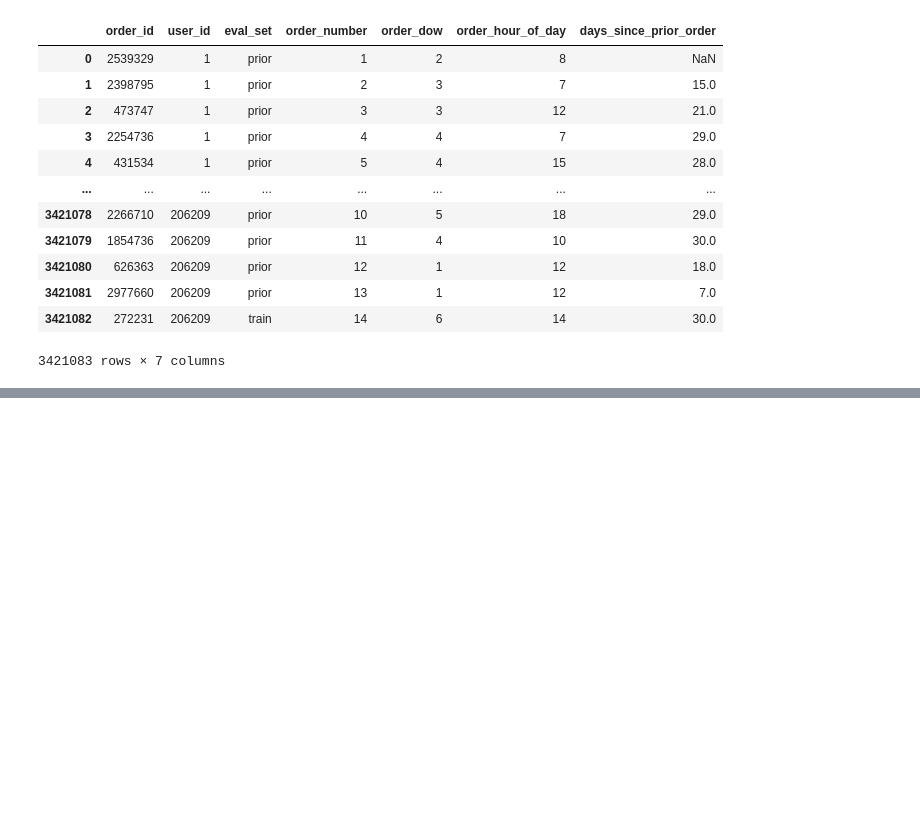
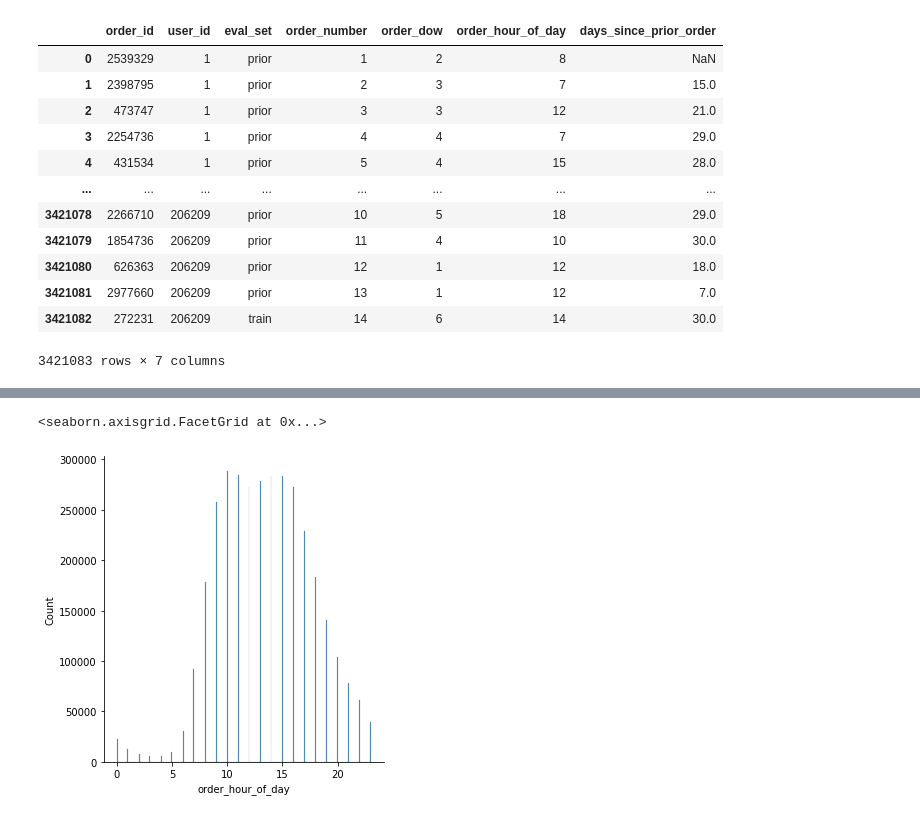
Before and after one commit to soraew/instacart, a Jupyter notebook: vis.ipynb, the cells around one changed output, grey strips where cells are left out. Cells and saved outputs as stored; diff of their text form; code cells hidden in the pictures; blank space fills up the shorter version.

```diff
--- a/vis.ipynb
+++ b/vis.ipynb
@@ -103,0 +67,5 @@ orders
+# %%
+sns.displot(orders.order_hour_of_day)
+# %% [output]
+<seaborn.axisgrid.FacetGrid at 0x...>
+[figure, added]
```
Also changed, not shown: parts of 13 cells of this notebook, 1 other file.
